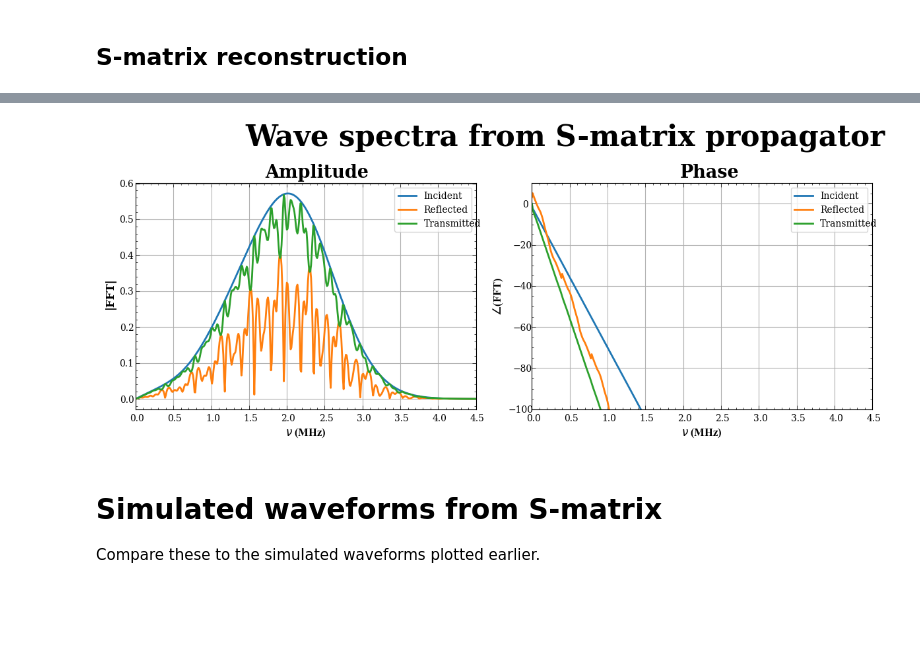
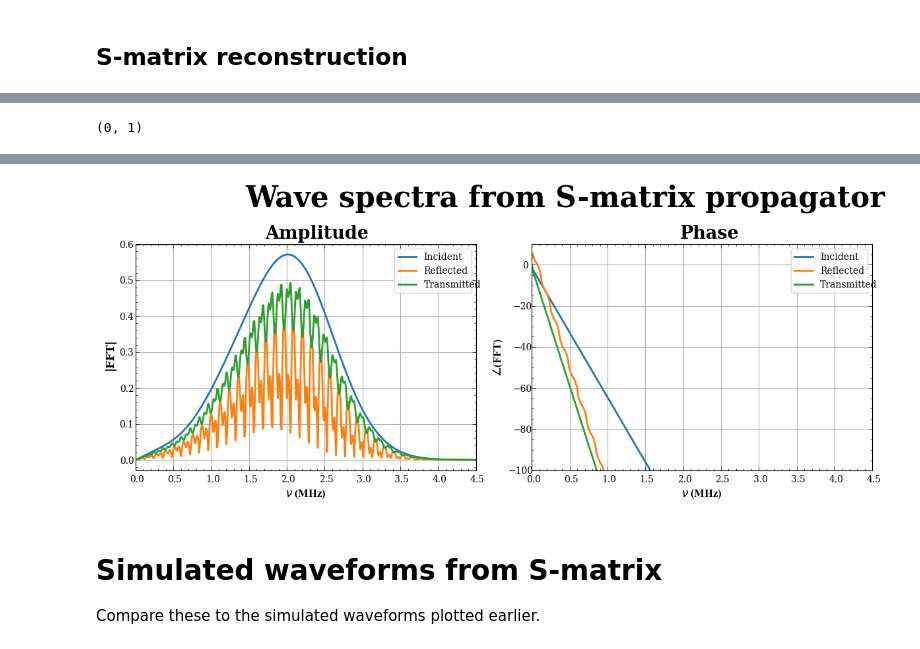
Before and after one commit to feasible-io/smaddali-utils, a Jupyter notebook: scattering/smatrix-jwave.ipynb, the cells around one changed output, grey strips where cells are left out. Saved outputs shown, nothing was run; the diff lists cells and outputs as text; code cells hidden in the pictures; blank space fills up the shorter version.

```diff
--- a/scattering/smatrix-jwave.ipynb
+++ b/scattering/smatrix-jwave.ipynb
@@ -49,13 +49,18 @@ materials = [ 'oil', 'steel', 'roll', 'anode', 'electrolyte', 'cathode', 'core'
 speeds = [ 1440., 5500., 1041.865, (1.-soc)*1341. + soc*1443., 1497., (1.-soc)*1093. + soc*1136., 3410. ]
 densities = [ 870., 7850., 1933.949, (1.-soc)*1909. + soc*1994., 1000., (1.-soc)*4172. + soc*3848., 0.129 ]
 
-stack_thickness = 7.5e-3
-stack_definition = [ 0, 2, 3, 2, 0 ]
+stack_thickness = 10.e-3
+# stack_definition = [ 0, 2, 3, 2, 3, 2, 3, 0 ]
+# stack_definition = [ 0, 3, 0 ]
+stack_definition = [ 0, 3, 2, 0 ]
 
+field = 'pressure' # physical field to simulate, options are 'pressure' and 'velocity'
 pulse_frequency = 2.25e6 # Hz
 simulation_time = 100e-6 # seconds
 pulse_order = 9
 
+pulse_spatial_location = -17.5e-3
+
 store_full_simulation = True
 # %%
 material_properties = { key: [ val1, val2 ] for key, val1, val2 in zip( materials, speeds, densities ) }
@@ -215,7 +220,7 @@ with plt.style.context( '~/Templates/custom.mplstyle' ):
     plt.tight_layout()
 
 sources = Sources(
-    positions=( [ np.argmin( np.abs( x_grid + 17.5e-3 ) ) ], ),
+    positions=( [ np.argmin( np.abs( x_grid - pulse_spatial_location ) ) ], ),
     signals=jnp.stack( [ init ] ),
     dt = time_axis.dt,
     domain=domain
@@ -299,7 +304,11 @@ interactive(children=(IntSlider(value=0, description='Frame:', max=26169), Outpu
 # %% [markdown]
 # Post-simulation analysis
 # %%
-wave_incident = pres_bare[:,xloc[0]]
-wave_sensor1 = pres[:,xloc[0]]
-wave_transmitted = pres[:,xloc[1]]
+idx_ref = int( pulse_spatial_location > 0 )
+idx_trn = int( pulse_spatial_location < 0 )
+print( idx_ref, idx_trn )
+
+wave_incident = pres_bare[:,xloc[idx_ref]]
+wave_sensor1 = pres[:,xloc[idx_ref]]
+wave_transmitted = pres[:,xloc[idx_trn]]
 wave_reflected = wave_sensor1 - wave_incident
@@ -381,18 +392,23 @@ logger.info( f'Energy conservation error = {dE_E*100.:.7e}%' )
 ## S-matrix reconstruction
 # %%
 inputs = np.concatenate( [ arr[np.newaxis,:] for arr in [ fwav_inc, np.zeros( fwav_inc.shape ) ] ], axis=0 )
+if idx_ref:
+    inputs = inputs[::-1,:]
 speed, density = zip( *[ [ speeds[n], densities[n] ] for n in stack_definition ] )
 Z = np.array( [ s*d for s, d in zip( speed, density ) ] )
 
 # build propagator
 if len( stack_definition ) == 3:
     logger.warning( 'Single stack. ' )
-    propagator = ftools.partial( smat.SMatrix, length=stack_thickness, speed=float( speed[1] ), Z=Z, field='pressure' )
+    propagator = ftools.partial( smat.SMatrix, length=stack_thickness, speed=float( speed[1] ), Z=Z, field=field )
 else:
     logger.warning( 'Composite stack. ' )
     length = [b-a for b, a in zip( interface_locations[1:], interface_locations[:-1] ) ]
+    times = [ l/v for l, v in zip( length, speed[1:-1] ) ]
+    offset_factors = np.array( [0.] + times[:-1] )
     propagators = [
-        ftools.partial( smat.SMatrix, length=l, speed=s, Z=Z[n:n+3], field='pressure' )
-        for n, ( l, s ) in enumerate( zip( length, speed[1:-1] ) )
+        ftools.partial( smat.SMatrix, length=l, speed=s, Z=Z[n:n+3], field=field )
+        for n, ( l, s, off ) in enumerate( zip( length, speed[1:-1], offset_factors ) )
     ]
+    assert len( propagators )==len( offset_factors ), 'Should have same number of offset factors as propagators. '
 # %% [output]
@@ -423,8 +439,12 @@ logger.info( f'S-matrix simulation took {elapsed_time:.6f} seconds to reconstruc
+# %%
+idx_ref, idx_trn
+# %% [output]
+(0, 1)
 # %%
 with plt.style.context( '~/Templates/custom.mplstyle' ):
     ax = plt.figure( figsize=( 12, 5 ) ).subplots( 1, 2, sharex=True )
-
-    for wav, lbl in zip( [ fwav_inc, all_outputs[1], all_outputs[0] ], [ 'Incident', 'Reflected', 'Transmitted' ] ):
+    lbls = [ 'Incident', 'Reflected', 'Transmitted' ]
+    for wav, lbl in zip( [ fwav_inc, all_outputs[idx_trn], all_outputs[idx_ref] ], [ 'Incident', 'Reflected', 'Transmitted' ] ):
         ax[0].plot( freqs/1.e6, np.abs( wav )[:freqs.size], label=lbl, linewidth=2 )
     # ax[0].set_xlim( [ 0., 35. ] )
     ax[0].grid()
@@ -434,7 +454,7 @@ with plt.style.context( '~/Templates/custom.mplstyle' ):
     ax[0].set_ylabel( '|FFT|' )
     ax[0].set_xlim( [ 0., 2./( period/1.e-6 ) ] )
 
-    for wav, lbl in zip( [ fwav_inc, all_outputs[1], all_outputs[0] ], [ 'Incident', 'Reflected', 'Transmitted' ] ):
+    for wav, lbl in zip( [ fwav_inc, all_outputs[idx_trn], all_outputs[idx_ref] ], [ 'Incident', 'Reflected', 'Transmitted' ] ):
         ax[1].plot( freqs/1.e6, np.unwrap( np.angle( wav ) )[:freqs.size], label=lbl, linewidth=2 )
     ax[1].set_ylim( [ -100., 10. ] )
     ax[1].grid()
@@ -448,7 +468,7 @@ with plt.style.context( '~/Templates/custom.mplstyle' ):
 
 df = ( freqs[1:] - freqs[:-1] ).mean()
 Ef = []
-for wav, lbl in zip( [ fwav_inc[:-1], all_outputs[1], all_outputs[0] ], [ 'Incident', 'Reflected', 'Transmitted' ] ):
+for wav, lbl in zip( [ fwav_inc[:-1], all_outputs[idx_trn], all_outputs[idx_ref] ], [ 'Incident', 'Reflected', 'Transmitted' ] ):
     power = np.abs( wav )**2
     temp = df*( 0.5*( power[0] + power[-1] ) + power[1:-1].sum() ) / ( 2. * np.pi )
     logger.info( f'{lbl} spectrum total energy = {temp:.7e}' )
@@ -467,4 +487,4 @@ plt.show()
-[figure, old version]
+[figure, new version]
 # %% [markdown]
 # Simulated waveforms from S-matrix
 Compare these to the simulated waveforms plotted earlier.
```
Also changed, not shown: parts of 20 cells of this notebook, 2 other files.
